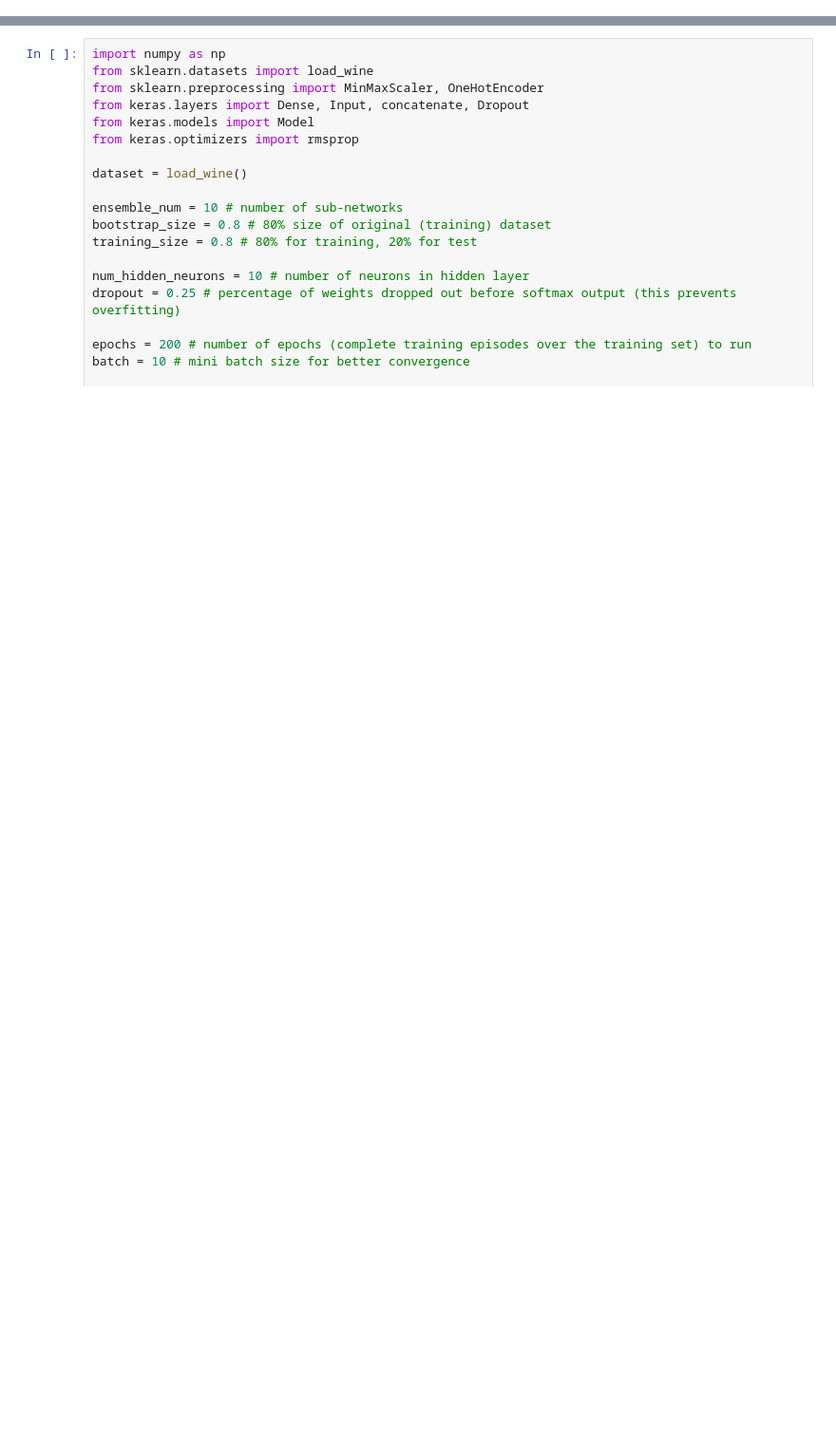
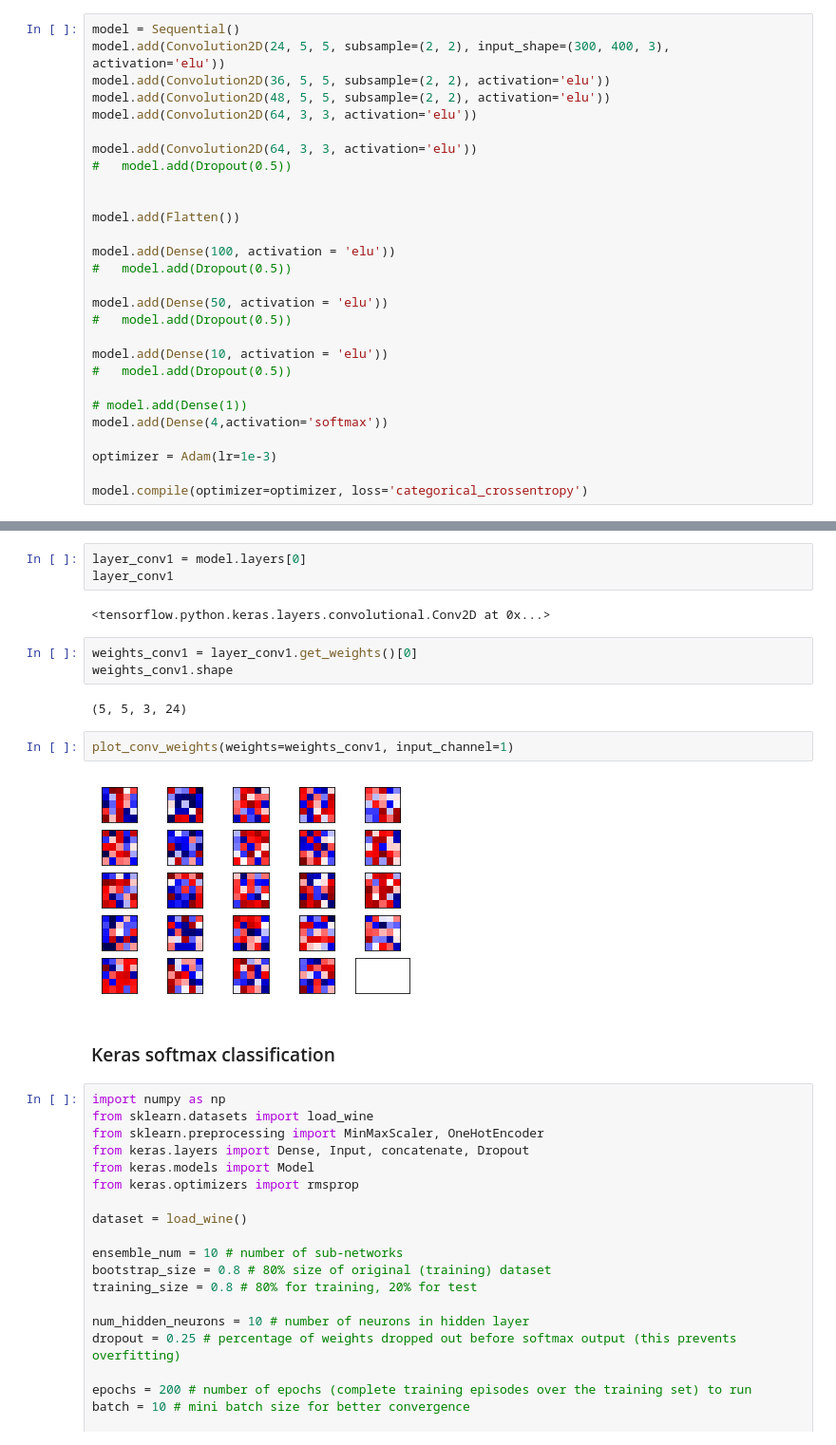
Before and after one commit to ai-mrkogao/deeplearning, a Jupyter notebook: CNN Feature Extraction.ipynb, the cells around one changed output, grey strips where cells are left out. Shown at 95% size. Saved outputs shown, nothing was run; the diff lists cells and outputs as text; blank space fills up the shorter version.

```diff
--- a/CNN Feature Extraction.ipynb
+++ b/CNN Feature Extraction.ipynb
@@ -0,0 +39,28 @@
+# %%
+model = Sequential()
+model.add(Convolution2D(24, 5, 5, subsample=(2, 2), input_shape=(300, 400, 3), activation='elu'))
+model.add(Convolution2D(36, 5, 5, subsample=(2, 2), activation='elu'))
+model.add(Convolution2D(48, 5, 5, subsample=(2, 2), activation='elu'))
+model.add(Convolution2D(64, 3, 3, activation='elu'))
+
+model.add(Convolution2D(64, 3, 3, activation='elu'))
+#   model.add(Dropout(0.5))
+
+
+model.add(Flatten())
+
+model.add(Dense(100, activation = 'elu'))
+#   model.add(Dropout(0.5))
+
+model.add(Dense(50, activation = 'elu'))
+#   model.add(Dropout(0.5))
+
+model.add(Dense(10, activation = 'elu'))
+#   model.add(Dropout(0.5))
+
+# model.add(Dense(1))
+model.add(Dense(4,activation='softmax'))
+
+optimizer = Adam(lr=1e-3)
+
+model.compile(optimizer=optimizer, loss='categorical_crossentropy')
@@ -1,3 +206,19 @@
+# %%
+layer_conv1 = model.layers[0]
+layer_conv1
+# %% [output]
+<tensorflow.python.keras.layers.convolutional.Conv2D at 0x...>
+# %%
+weights_conv1 = layer_conv1.get_weights()[0]
+weights_conv1.shape
+# %% [output]
+(5, 5, 3, 24)
+# %%
+plot_conv_weights(weights=weights_conv1, input_channel=1)
+# %% [output]
+[figure, added]
+# %% [markdown]
+### Keras softmax classification
 # %%
 import numpy as np
 from sklearn.datasets import load_wine
```
Also changed, not shown: parts of 15 cells of this notebook, 4 other files.
